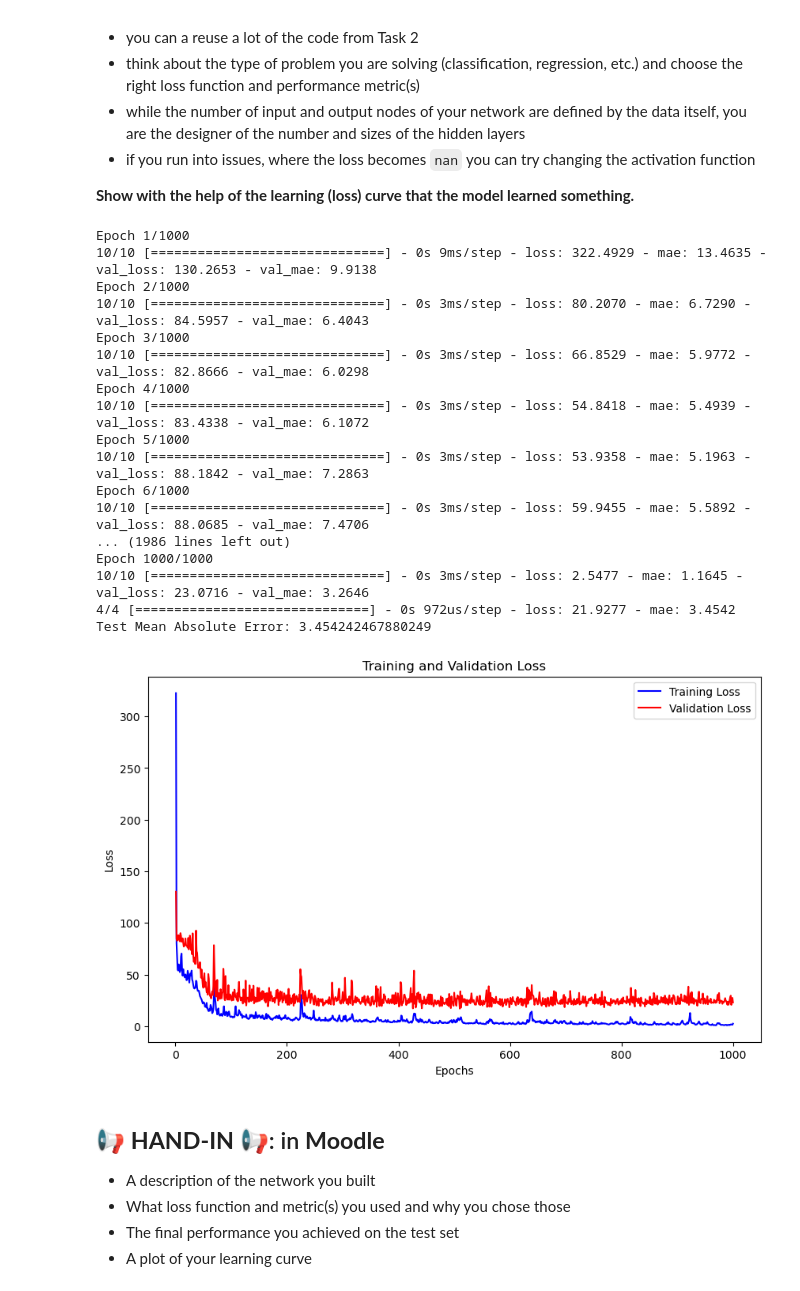
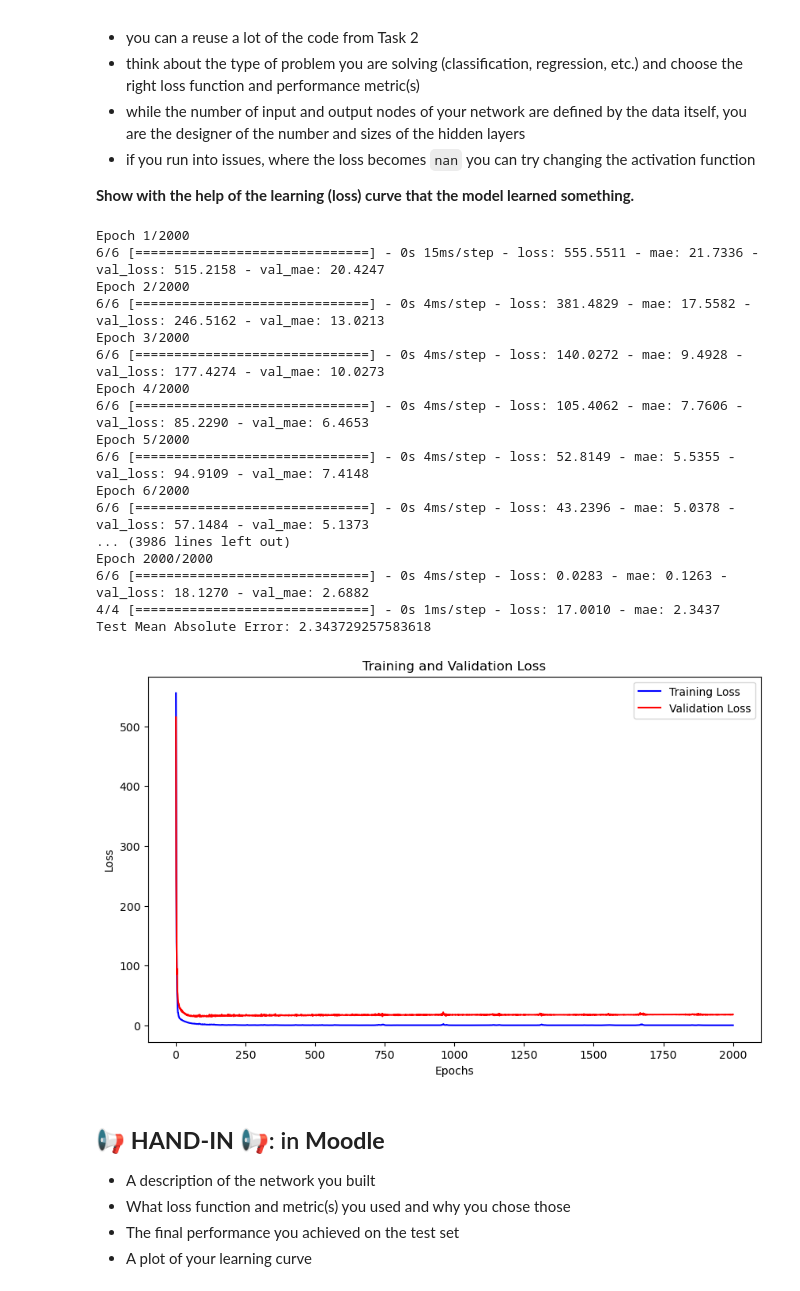
Before and after one commit to janneszuend/MLDM, a Jupyter notebook: Lab10/L10_Training_NNs_Assignment.ipynb, the cells around one changed output. Drawn from its saved outputs; the diff is of its cells as text; code cells hidden in the pictures.

```diff
--- a/Lab10/L10_Training_NNs_Assignment.ipynb
+++ b/Lab10/L10_Training_NNs_Assignment.ipynb
@@ -524,64 +524,68 @@ Some general advice:
 # %%
 
 
-# # Normalize the data
-# mean = x_trainNN.mean(axis=0)
-# std = x_trainNN.std(axis=0)
-# x_trainNN = (x_trainNN - mean) / std
-# x_testNN = (x_testNN - mean) / std
+# Normalize the data
+mean = x_trainNN.mean(axis=0)
+std = x_trainNN.std(axis=0)
+x_trainNN = (x_trainNN - mean) / std
+x_testNN = (x_testNN - mean) / std
 
 # Build the model
 model = Sequential()
 #model.add(Flatten())
-model.add(Dense(64, activation='relu', input_shape=(x_trainNN.shape[1],)))
+model.add(Dense(200, activation='relu', input_shape=(x_trainNN.shape[1],)))
 model.add(Dense(200, activation='relu'))
 model.add(Dense(200, activation='relu'))
 model.add(Dense(200, activation='relu'))
 model.add(Dense(1))  # Output layer with a single node for regression
 
 # Compile the model
 # model.compile(optimizer='adam', loss='mse', metrics=['mae'])  # Mean Squared Error loss for regression
 model.compile(optimizer='adam', loss='mse', metrics=['mae'])
+# model.compile(optimizer='sgd', loss='mse')
 
 # Train the model
 # history = model.fit(x_trainNN, y_trainNN, epochs=100, batch_size=16, validation_split=0.2, verbose=0)
-history = model.fit(x_trainNN, y_trainNN, epochs=1000, batch_size=30, validation_split=0.3, verbose=1)
+history = model.fit(x_trainNN, y_trainNN, epochs=2000, batch_size=50, validation_split=0.3, verbose=1)
 
 # Evaluate the model
 test_loss, test_mae = model.evaluate(x_testNN, y_testNN)
+# test_loss = model.evaluate(x_testNN, y_testNN)
 
 print(f"Test Mean Absolute Error: {test_mae}")
 
 # Plotting the learning curve
 loss = history.history['loss']
 val_loss = history.history['val_loss']
 
 epochs = range(1, len(loss) + 1)
 
+
+
 plt.figure(figsize=(10, 6))
 plt.plot(epochs, loss, 'b', label='Training Loss')
 plt.plot(epochs, val_loss, 'r', label='Validation Loss')
 plt.title('Training and Validation Loss')
 plt.xlabel('Epochs')
 plt.ylabel('Loss')
 plt.legend()
 plt.show()
 # %% [output]
-Epoch 1/1000
-10/10 [==============================] - 0s 9ms/step - loss: 322.4929 - mae: 13.4635 - val_loss: 130.2653 - val_mae: 9.9138
-Epoch 2/1000
-10/10 [==============================] - 0s 3ms/step - loss: 80.2070 - mae: 6.7290 - val_loss: 84.5957 - val_mae: 6.4043
-Epoch 3/1000
-10/10 [==============================] - 0s 3ms/step - loss: 66.8529 - mae: 5.9772 - val_loss: 82.8666 - val_mae: 6.0298
-Epoch 4/1000
-10/10 [==============================] - 0s 3ms/step - loss: 54.8418 - mae: 5.4939 - val_loss: 83.4338 - val_mae: 6.1072
-Epoch 5/1000
-10/10 [==============================] - 0s 3ms/step - loss: 53.9358 - mae: 5.1963 - val_loss: 88.1842 - val_mae: 7.2863
-Epoch 6/1000
-10/10 [==============================] - 0s 3ms/step - loss: 59.9455 - mae: 5.5892 - val_loss: 88.0685 - val_mae: 7.4706
-... (1986 lines left out)
-Epoch 1000/1000
-10/10 [==============================] - 0s 3ms/step - loss: 2.5477 - mae: 1.1645 - val_loss: 23.0716 - val_mae: 3.2646
-4/4 [==============================] - 0s 972us/step - loss: 21.9277 - mae: 3.4542
-Test Mean Absolute Error: 3.454242467880249
+Epoch 1/2000
+6/6 [==============================] - 0s 15ms/step - loss: 555.5511 - mae: 21.7336 - val_loss: 515.2158 - val_mae: 20.4247
+Epoch 2/2000
+6/6 [==============================] - 0s 4ms/step - loss: 381.4829 - mae: 17.5582 - val_loss: 246.5162 - val_mae: 13.0213
+Epoch 3/2000
+6/6 [==============================] - 0s 4ms/step - loss: 140.0272 - mae: 9.4928 - val_loss: 177.4274 - val_mae: 10.0273
+Epoch 4/2000
+6/6 [==============================] - 0s 4ms/step - loss: 105.4062 - mae: 7.7606 - val_loss: 85.2290 - val_mae: 6.4653
+Epoch 5/2000
+6/6 [==============================] - 0s 4ms/step - loss: 52.8149 - mae: 5.5355 - val_loss: 94.9109 - val_mae: 7.4148
+Epoch 6/2000
+6/6 [==============================] - 0s 4ms/step - loss: 43.2396 - mae: 5.0378 - val_loss: 57.1484 - val_mae: 5.1373
+... (3986 lines left out)
+Epoch 2000/2000
+6/6 [==============================] - 0s 4ms/step - loss: 0.0283 - mae: 0.1263 - val_loss: 18.1270 - val_mae: 2.6882
+4/4 [==============================] - 0s 1ms/step - loss: 17.0010 - mae: 2.3437
+Test Mean Absolute Error: 2.343729257583618
-[figure, old version]
+[figure, new version]
```
Also changed, not shown: parts of 12 cells of this notebook.
